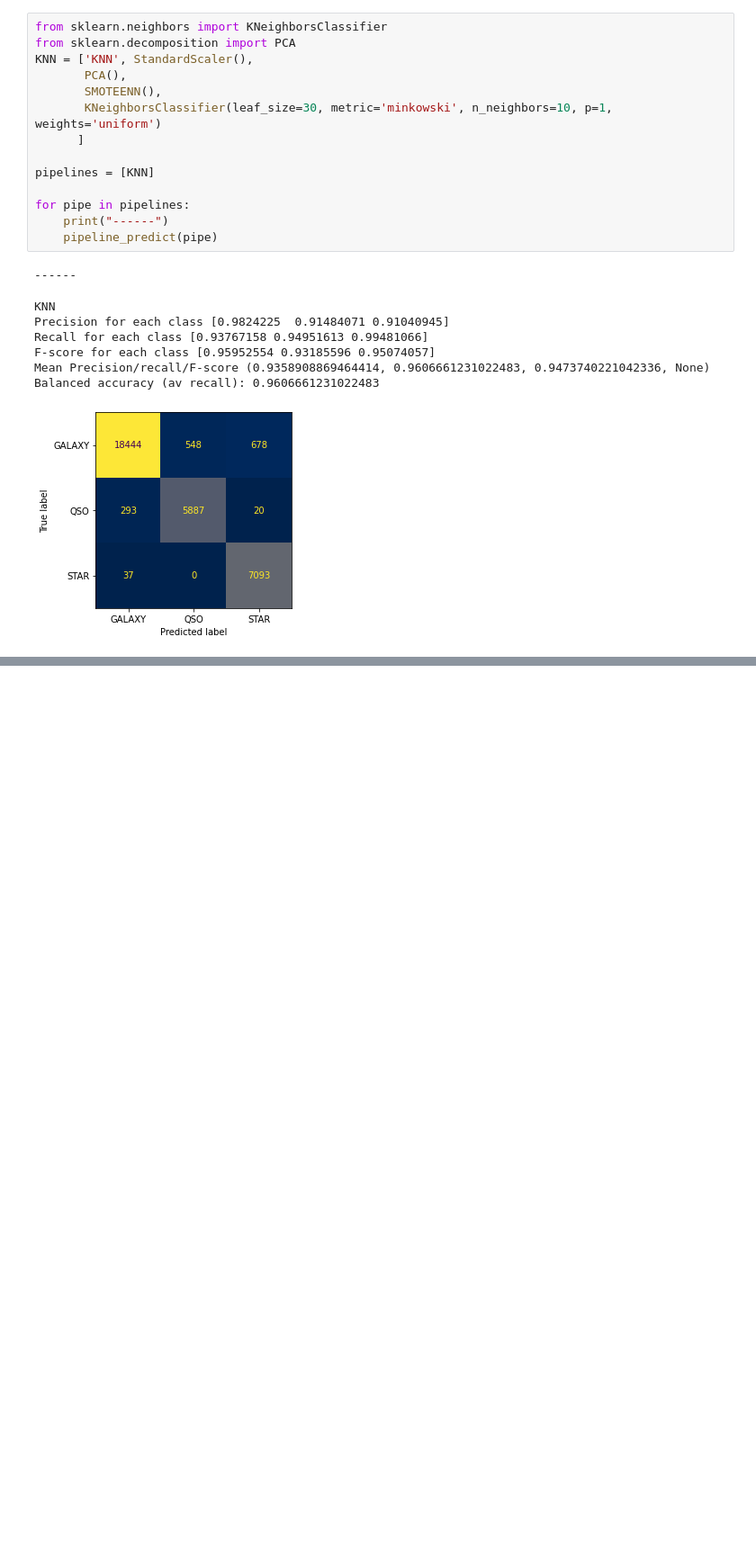
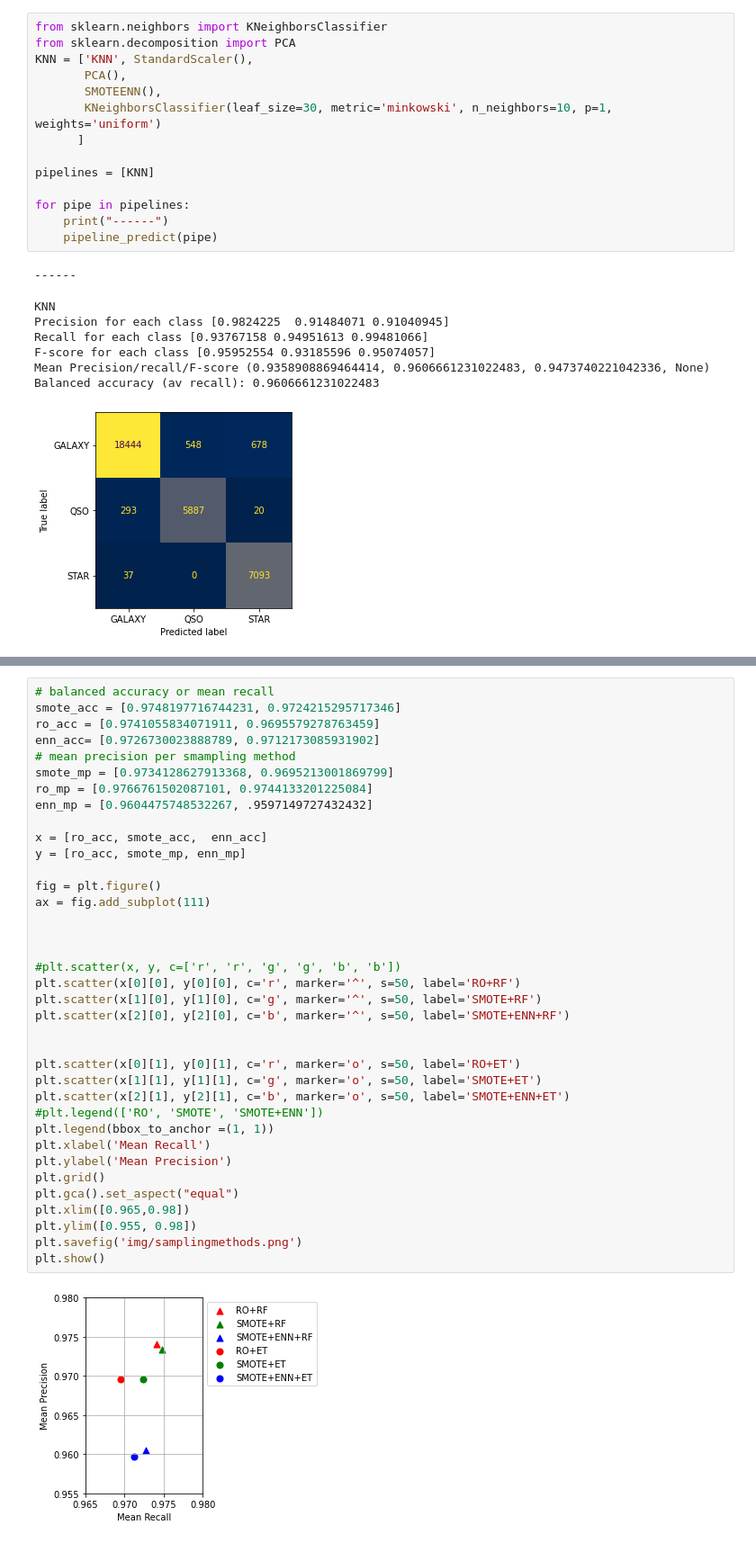
Before and after one commit to Fabio-RibeiroB/StellarClassificationMsc, a Jupyter notebook: FinalPipeline.ipynb, the cells around one changed output, grey strips where cells are left out. Shown: that part at 90% size. Cells and saved outputs as stored; diff of their text form; blank space fills up the shorter version.

```diff
--- a/FinalPipeline.ipynb
+++ b/FinalPipeline.ipynb
@@ -304,0 +333,39 @@ Balanced accuracy (av recall): 0.9606661231022483
+# %%
+# balanced accuracy or mean recall
+smote_acc = [0.9748197716744231, 0.9724215295717346]
+ro_acc = [0.9741055834071911, 0.9695579278763459]
+enn_acc= [0.9726730023888789, 0.9712173085931902]
+# mean precision per smampling method
+smote_mp = [0.9734128627913368, 0.9695213001869799]
+ro_mp = [0.9766761502087101, 0.9744133201225084]
+enn_mp = [0.9604475748532267, .9597149727432432]
+
+x = [ro_acc, smote_acc,  enn_acc]
+y = [ro_acc, smote_mp, enn_mp]
+
+fig = plt.figure()
+ax = fig.add_subplot(111)
+
+
+
+#plt.scatter(x, y, c=['r', 'r', 'g', 'g', 'b', 'b'])
+plt.scatter(x[0][0], y[0][0], c='r', marker='^', s=50, label='RO+RF')
+plt.scatter(x[1][0], y[1][0], c='g', marker='^', s=50, label='SMOTE+RF')
+plt.scatter(x[2][0], y[2][0], c='b', marker='^', s=50, label='SMOTE+ENN+RF')
+
+
+plt.scatter(x[0][1], y[0][1], c='r', marker='o', s=50, label='RO+ET')
+plt.scatter(x[1][1], y[1][1], c='g', marker='o', s=50, label='SMOTE+ET')
+plt.scatter(x[2][1], y[2][1], c='b', marker='o', s=50, label='SMOTE+ENN+ET')
+#plt.legend(['RO', 'SMOTE', 'SMOTE+ENN'])
+plt.legend(bbox_to_anchor =(1, 1))
+plt.xlabel('Mean Recall')
+plt.ylabel('Mean Precision')
+plt.grid()
+plt.gca().set_aspect("equal")
+plt.xlim([0.965,0.98])
+plt.ylim([0.955, 0.98])
+plt.savefig('img/samplingmethods.png')
+plt.show()
+# %% [output]
+[figure, added]
```
Also changed, not shown: parts of 8 cells of this notebook, 5 other files.
